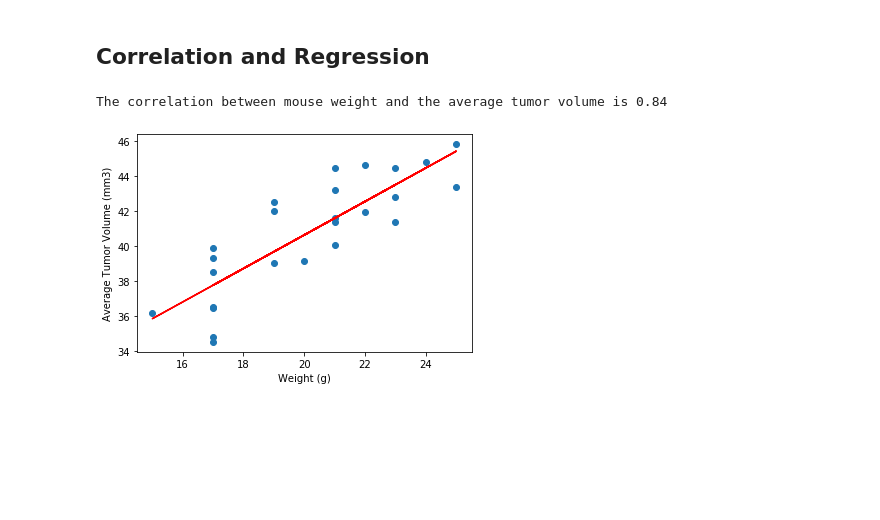
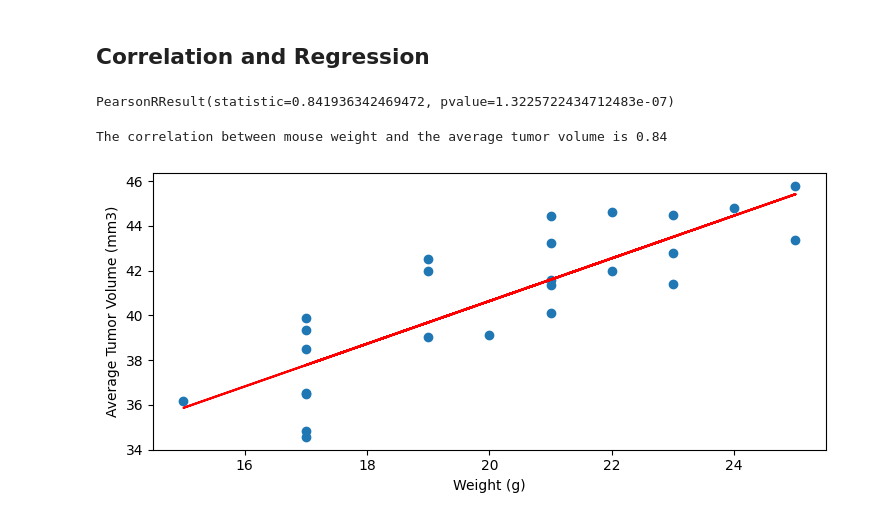
Before and after one commit to joelpangilinan/matplotlib-challenge, a Jupyter notebook: pymaceuticals_starter-Copy2.ipynb, the cells around one changed output. Drawn from its saved outputs; the diff is of its cells as text; code cells hidden in the pictures; blank space fills up the shorter version.

Commit message:
done with correlation and regression

```diff
--- a/pymaceuticals_starter-Copy2.ipynb
+++ b/pymaceuticals_starter-Copy2.ipynb
@@ -780,6 +781,25 @@ plt.scatter(mouse_weight, average_tumor_volume)
 # %%
 # Calculate the correlation coefficient and linear regression model
 # for mouse weight and average tumor volume for the Capomulin regimen
+
+# Calculate the correlation coefficient
+correlation = st.pearsonr(mouse_weight, average_tumor_volume)
+correlation
 # %% [output]
-The correlation between mouse weight and the average tumor volume is 0.84
+PearsonRResult(statistic=0.841936342469472, pvalue=1.3225722434712483e-07)
-[figure, removed]
+# %%
+# Calculate the linear regression model
+(slope, intercept, rvalue, pvalue, stderr) = linregress(mouse_weight, average_tumor_volume)
+regress_values = mouse_weight * slope + intercept
+line_eq = "y = " + str(round(slope,2)) + "x + " + str(round(intercept,2))
+
+# Create the plot
+plt.xlabel("Weight (g)")
+plt.ylabel("Average Tumor Volume (mm3)")
+plt.scatter(mouse_weight, average_tumor_volume)
+plt.plot(mouse_weight,regress_values,"r-")
+print(f"The correlation between mouse weight and the average tumor volume is {round(correlation[0],2)}")
+plt.show()
+# %% [output]
+The correlation between mouse weight and the average tumor volume is 0.84
+[figure, added]
```
Also changed, not shown: parts of 1 cell of this notebook.
